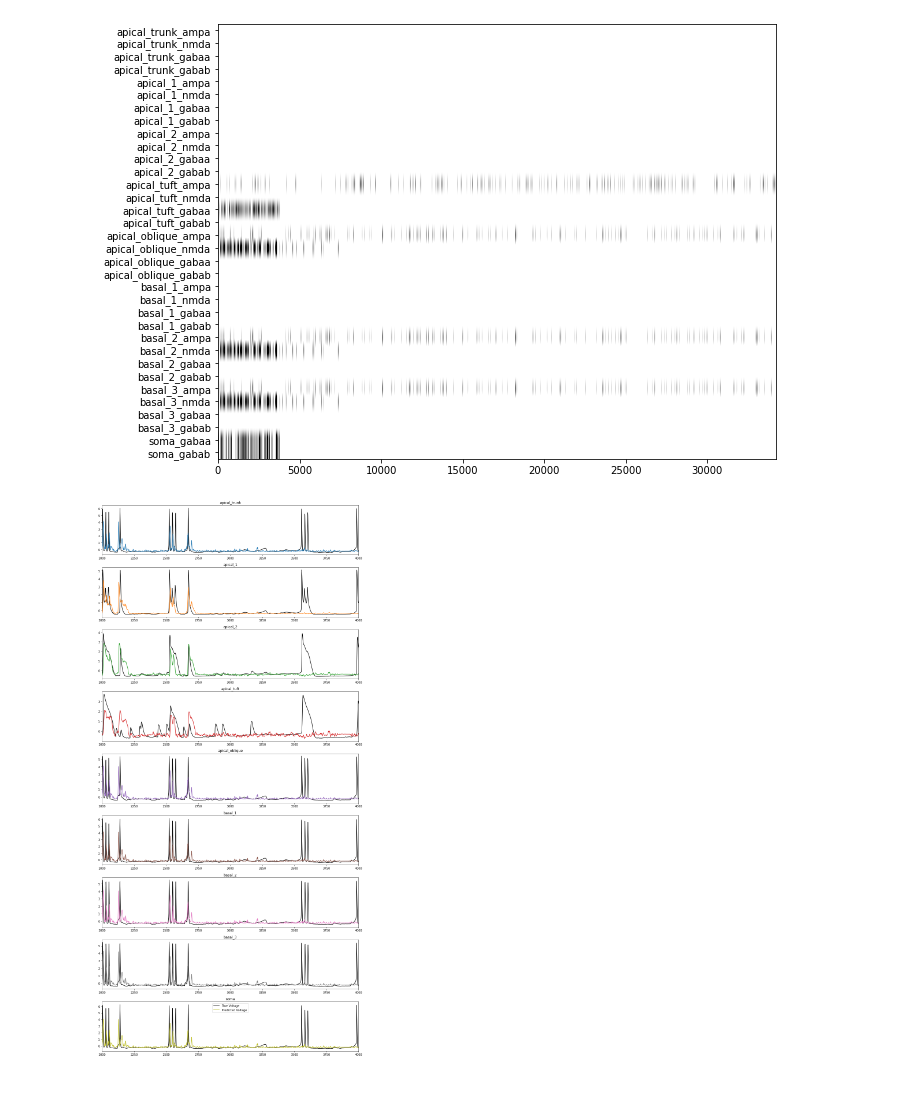
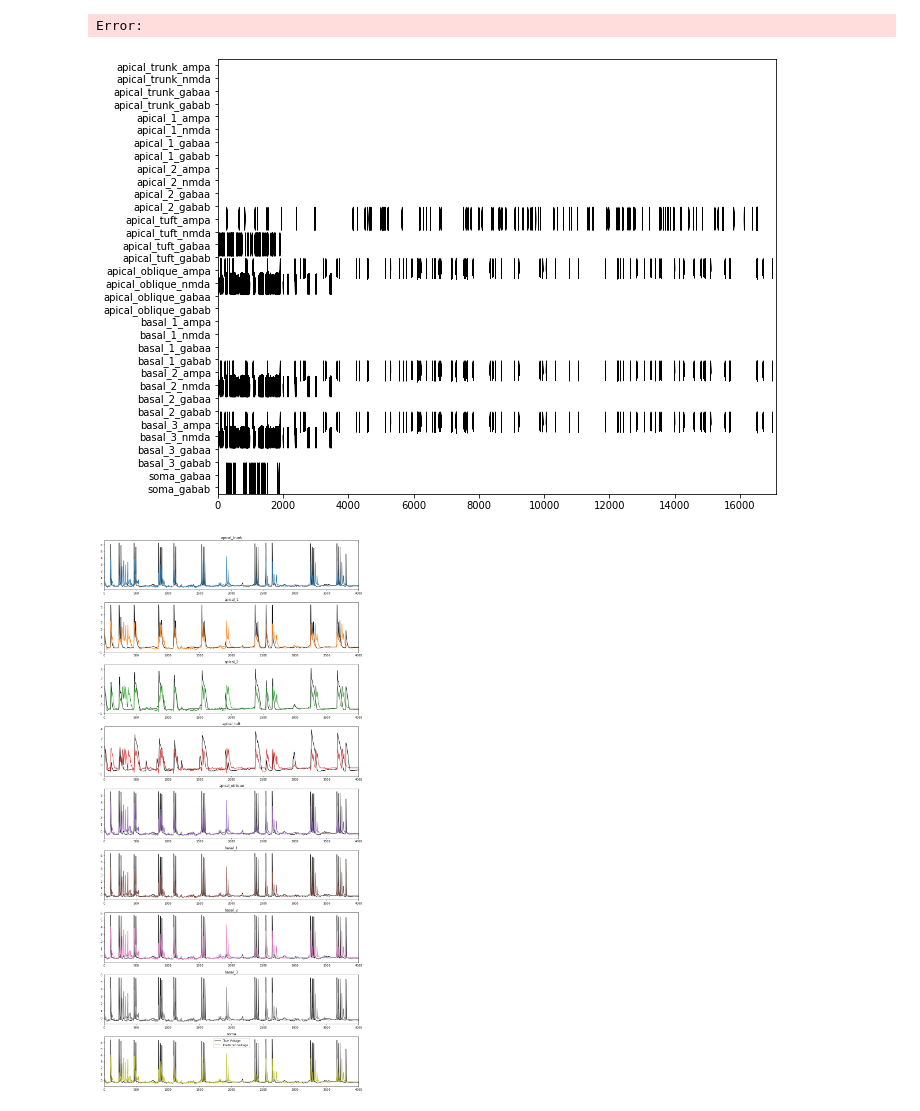
Before and after one commit to ntolley/bayesian_surrogates, a Jupyter notebook: single_cell_noise.ipynb, the cells around one changed output. Drawn from its saved outputs; the diff is of its cells as text; code cells hidden in the pictures.

```diff
--- a/single_cell_noise.ipynb
+++ b/single_cell_noise.ipynb
@@ -72,19 +57,18 @@ def make_loaders(rng_seed):
 
 
     dt = 0.5
-    dpl_train = simulate_dipole(net_train, dt=dt, tstop=2000, record_vsec='all', record_isec='all')
-    dpl_validation = simulate_dipole(net_validation, dt=dt, tstop=2000, record_vsec='all', record_isec='all')
+    dpl_train = simulate_dipole(net_train, dt=dt, tstop=4000, record_vsec='all', record_isec='all')
+    dpl_validation = simulate_dipole(net_validation, dt=dt, tstop=1000, record_vsec='all', record_isec='all')
 
     dataset_cell_type = 'L5_pyramidal'
-    training_set = utils.CellType_Dataset(net_train, cell_type=dataset_cell_type, window_size=100, device='cpu')
+    window_size = 100
+    training_set = utils.CellType_Dataset(net_train, cell_type=dataset_cell_type, window_size=window_size, device='cpu')
     validation_set = utils.CellType_Dataset(net_validation, cell_type=dataset_cell_type,
                                             input_spike_scaler=training_set.input_spike_scaler,
                                             vsec_scaler=training_set.vsec_scaler,
                                             isec_scaler=training_set.isec_scaler,
-                                            window_size=200, device='cpu')
+                                            window_size=window_size, device='cpu')
 
-    vsec_names = training_set.vsec_names
-    isec_names = training_set.isec_names
 
     _, _, input_size = training_set[:][0].detach().cpu().numpy().shape
     _, _, output_size = training_set[:][1].detach().cpu().numpy().shape
@@ -110,7 +94,7 @@ training_set, validation_set, training_generator, training_eval_generator, valid
 # %%
 #LSTM/GRU architecture for decoding
 class model_lstm(nn.Module):
-    def __init__(self, input_size, output_size, hidden_dim=64, n_layers=2, dropout=0.1, device='cuda:0', bidirectional=False):
+    def __init__(self, input_size, output_size, hidden_dim=64, n_layers=3, dropout=0.1, device='cuda:0', bidirectional=False):
         super(model_lstm, self).__init__()
 
         #multiplier based on bidirectional parameter
@@ -131,8 +115,7 @@ class model_lstm(nn.Module):
         self.cnn = nn.Sequential(
             nn.Conv1d(in_channels=input_size, out_channels=input_size, kernel_size=50, padding=1),
             nn.Tanh(),
-
-            # nn.Conv1d(in_channels=input_size, out_channels=input_size, kernel_size=50, padding=1),
+            # nn.Conv1d(in_channels=input_size, out_channels=input_size, kernel_size=50, padding=25),
             # nn.Tanh(),
 
         )
@@ -143,14 +126,14 @@ class model_lstm(nn.Module):
         # Fully connected layer
         # self.fc = nn.Linear(input_size, output_size).to(self.device)
 
-        self.input_fc = nn.Sequential(
-            nn.Linear(input_size, input_size),
+        self.fc = nn.Sequential(
             nn.Tanh(),
-            nn.Linear(input_size, input_size),
+            nn.Linear(hidden_dim*num_directions, self.hidden_dim),
             nn.Tanh(),
+            nn.Linear(self.hidden_dim, self.hidden_dim),
+            nn.Linear(self.hidden_dim, self.output_size)
+
         )
-
-        self.fc = nn.Linear(hidden_dim*num_directions, output_size).to(self.device)
 
     def forward(self, x):
         batch_size = x.size(0)
@@ -160,7 +143,6 @@ class model_lstm(nn.Module):
 
         # print(x.size())
         out = self.cnn(x.transpose(1,2)).transpose(1,2)
-        out = self.input_fc(out)
         # print(out.size())
         out, hidden = self.lstm(out, hidden)
         out = out.contiguous()
@@ -181,12 +163,12 @@ class model_lstm(nn.Module):
 # %%
 model = model_lstm(input_size=input_size, output_size=output_size, device=device).to(device)
 # %%
-lr = 1e-3
+lr = 1e-4
 weight_decay = 1e-3
 max_epochs = 1000
 criterion = nn.MSELoss()
 optimizer = torch.optim.Adam(model.parameters(), lr=lr, weight_decay=weight_decay)
 # %%
 #Train model
-loss_dict = utils.train_validate_model(model, optimizer, criterion, max_epochs, training_generator, validation_generator, device, 10, 10)
+loss_dict = utils.train_validate_model(model, optimizer, criterion, max_epochs, training_generator, validation_generator, device, 10, 5)
 # %% [output]
@@ -212,5 +178,7 @@ Error:
 # %%
-# torch.save(model.state_dict(), 'L5_pyramidal_model.pt')
+torch.save(model.state_dict(), 'L5_pyramidal_model.pt')
+# %% [output]
+Error:
 # %%
 # def simulate_model(model, validation_set, device='cpu'):
 #     with torch.no_grad():
@@ -227,27 +198,27 @@ Error:
 # %%
 plt.figure(figsize=(10,8))
-plt.imshow(validation_set[:][0][:, -1, :].detach().cpu().numpy().T, aspect='auto', cmap='gray_r', vmin=0, vmax=1)
+plt.imshow(validation_set[:][0][:, -1, :].detach().cpu().numpy().T, aspect='auto', cmap='gray_r', vmin=0, vmax=0.01)
 _ = plt.yticks(ticks=list(range(len(isec_names))), labels=isec_names)
 # %% [output]
-[figure, old version]
+[figure, new version]
 # %%
 test_pred = utils.evaluate_model(model, validation_generator, device)
 test_pred = test_pred.squeeze()
 # %%
 
 plt.figure(figsize=(13,3 * output_size))
 
 for idx in range(output_size):
     plt.subplot(output_size, 1, idx+1)
     plt.plot(validation_set[:][1][:,-1,idx].detach().cpu().numpy(), color='k', label='True Voltage')
     plt.plot(test_pred[:, idx], color=f'C{idx}', label='Predicted Voltage')
-    plt.xlim(2000, 4000)
+    plt.xlim(0, 4000)
     plt.title(vsec_names[idx])
     # plt.ylim(-0.5,1.8)
 plt.legend()
 plt.tight_layout()
 # %% [output]
-[figure, old version]
+[figure, new version]
 # %%
 #Evaluate trained model
 ann_train_pred = mocap_functions.evaluate_model(model_ann, training_eval_generator, device)
```
Also changed, not shown: parts of 5 cells of this notebook, 2 other files.
